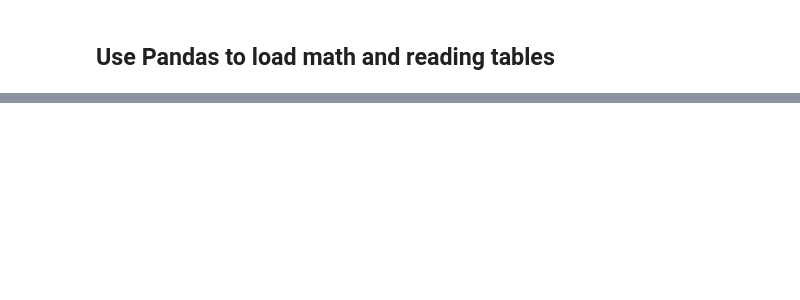
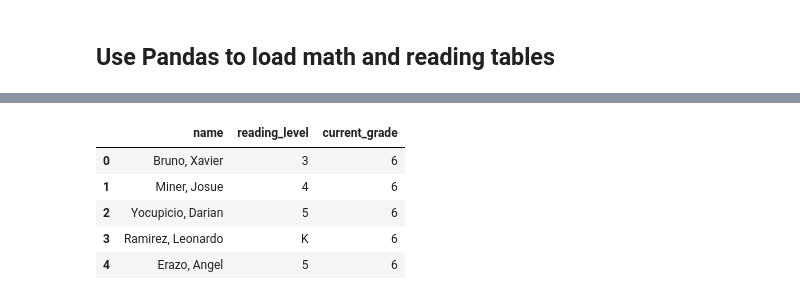
Before and after one commit to JAlvarado23A/MiddleSchoolETL, a Jupyter notebook: KHMS_Scrape.ipynb, the cells around one changed output, grey strips where cells are left out. Drawn from its saved outputs; the diff is of its cells as text; code cells hidden in the pictures; blank space fills up the shorter version.

```diff
--- a/KHMS_Scrape.ipynb
+++ b/KHMS_Scrape.ipynb
@@ -396,0 +396,9 @@ LINE 1: INSERT INTO khms_read ("Name", "Reading_Level", "Current_Gra...
+# %%
+pd.read_sql_query('select * from khms_read',con=engine).head()
+# %% [output]
+|  | name | reading_level | current_grade |
+| 0 | Bruno, Xavier | 3 | 6 |
+| 1 | Miner, Josue | 4 | 6 |
+| 2 | Yocupicio, Darian | 5 | 6 |
+| 3 | Ramirez, Leonardo | K | 6 |
+| 4 | Erazo, Angel | 5 | 6 |
```
Also changed, not shown: parts of 11 cells of this notebook.
